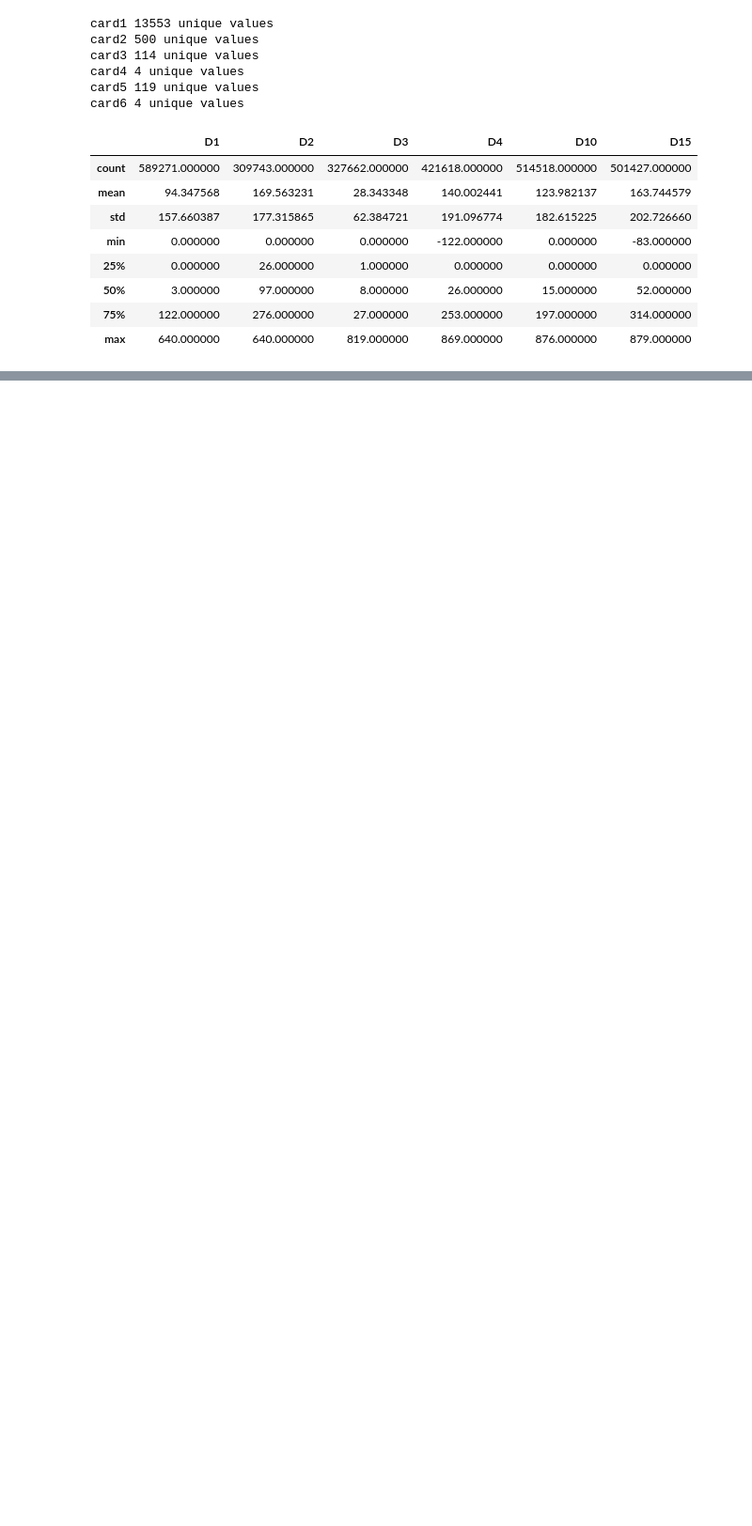
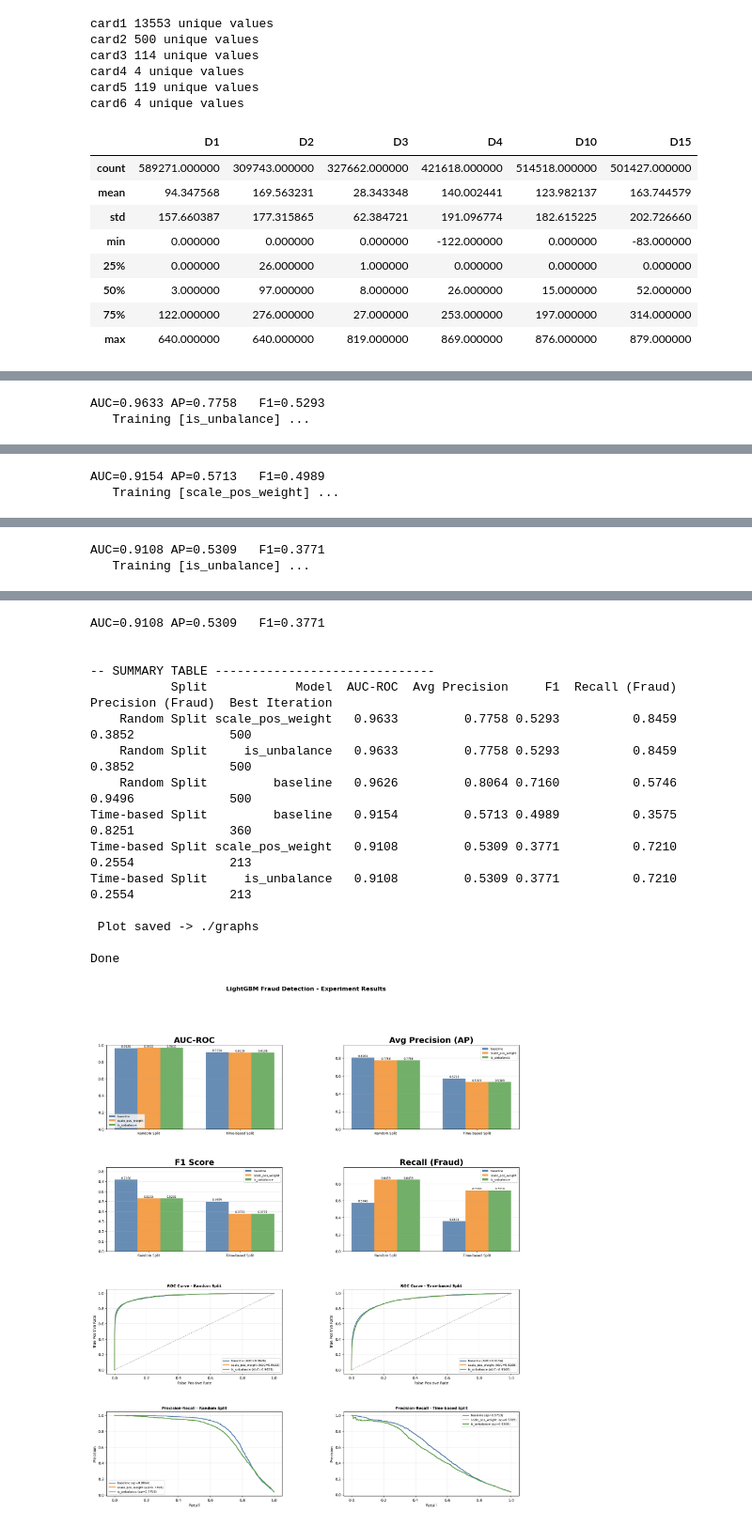
Before and after one commit to mspencer/transactionfraudprediction, a Jupyter notebook: workbook.ipynb, the cells around one changed output, grey strips where cells are left out. Shown at 94% size. Saved outputs shown, nothing was run; the diff lists cells and outputs as text; code cells hidden in the pictures; blank space fills up the shorter version.

Commit message:
feat: finishing the eda and quick evaluation of the model trained with different data splits

```diff
--- a/workbook.ipynb
+++ b/workbook.ipynb
@@ -202,0 +261,18 @@ train_combined[['D1','D2','D3','D4','D10','D15']].describe()
+# %%
+### LGBM's baseline vs scale_pos_weight vs is_unbalance comparison ###
+def get_model_configs(neg: int, pos: int) -> dict:
+    # return 3 LGBM conifgs:
+    # baseline -> no imbalance handling
+    # scale_pos_weight -> weight the positive class
+    # is_unbalance -> LGBM resampling flag
+    spw = neg / pos
+    variants = {
+        "baseline": lgb.LGBMClassifier(**BASE_PARAMS),
+        "scale_pos_weight": lgb.LGBMClassifier(scale_pos_weight=spw,**BASE_PARAMS),
+        "is_unbalance": lgb.LGBMClassifier(
+            **{k: v for k, v in BASE_PARAMS.items()
+               if k != "scale_pos_weight"},   # remove scale_pos_weight from the params list
+            is_unbalance=True
+        )
+    }
+    return variants
@@ -202,0 +444,22 @@ train_combined[['D1','D2','D3','D4','D10','D15']].describe()
+# %%
+# Main - running the whole thing
+if __name__ == "__main__":
+    # load data
+    df = load_data("rawdata/train_identity.csv","rawdata/train_transaction.csv")
+
+    # for columns with string and object datatype -> convert to category
+    string_cols = df.select_dtypes(include=['object', 'string']).columns
+    for col in string_cols:
+        df[col] = df[col].astype('category')
+
+    # run experiment
+    all_results = []
+    all_results += run_split_experiment(df, "Random Split", lambda d: random_split(d))
+    all_results += run_split_experiment(df, "Time-based Split", lambda d: time_split(d))
+    # summary
+    summary_df = print_summary_table(all_results)
+    # plot
+    plot_results(all_results, save_path="./graphs")
+
+    print("\nDone")
+# %% [output]
@@ -202,0 +482,2 @@ train_combined[['D1','D2','D3','D4','D10','D15']].describe()
+AUC=0.9633 AP=0.7758   F1=0.5293
+   Training [is_unbalance] ...
@@ -202,0 +500,2 @@ train_combined[['D1','D2','D3','D4','D10','D15']].describe()
+AUC=0.9154 AP=0.5713   F1=0.4989
+   Training [scale_pos_weight] ...
@@ -202,0 +506,2 @@ train_combined[['D1','D2','D3','D4','D10','D15']].describe()
+AUC=0.9108 AP=0.5309   F1=0.3771
+   Training [is_unbalance] ...
@@ -202,0 +512,16 @@ train_combined[['D1','D2','D3','D4','D10','D15']].describe()
+AUC=0.9108 AP=0.5309   F1=0.3771
+
+
+-- SUMMARY TABLE ------------------------------
+           Split            Model  AUC-ROC  Avg Precision     F1  Recall (Fraud)  Precision (Fraud)  Best Iteration
+    Random Split scale_pos_weight   0.9633         0.7758 0.5293          0.8459             0.3852             500
+    Random Split     is_unbalance   0.9633         0.7758 0.5293          0.8459             0.3852             500
+    Random Split         baseline   0.9626         0.8064 0.7160          0.5746             0.9496             500
+Time-based Split         baseline   0.9154         0.5713 0.4989          0.3575             0.8251             360
+Time-based Split scale_pos_weight   0.9108         0.5309 0.3771          0.7210             0.2554             213
+Time-based Split     is_unbalance   0.9108         0.5309 0.3771          0.7210             0.2554             213
+
+ Plot saved -> ./graphs
+
+Done
+[figure, added]
```
Also changed, not shown: parts of 12 cells of this notebook, 1 other file.
